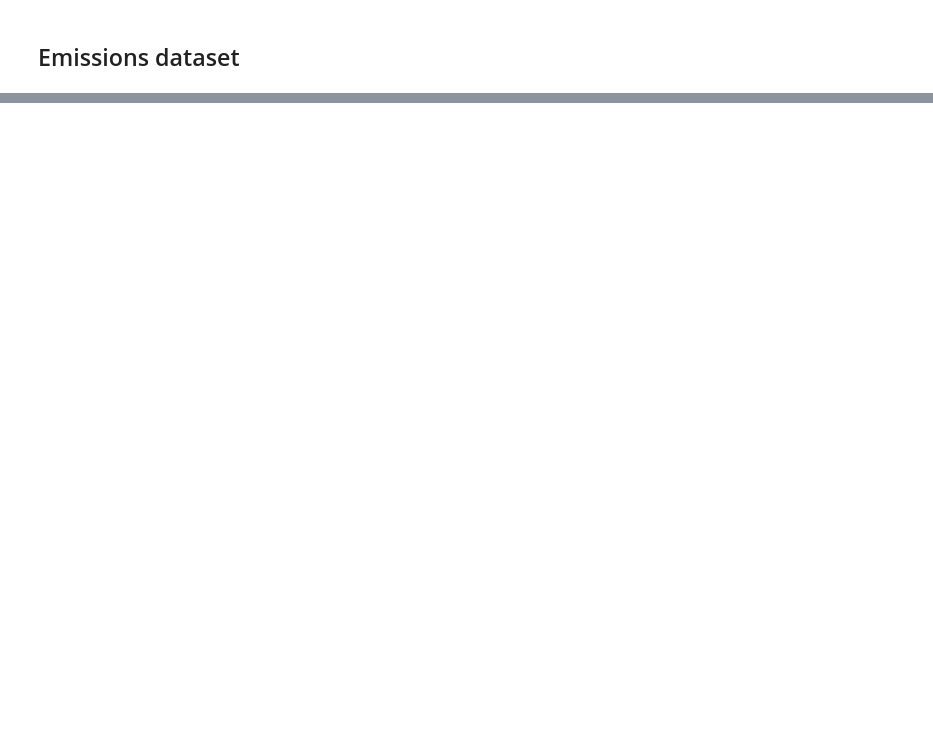
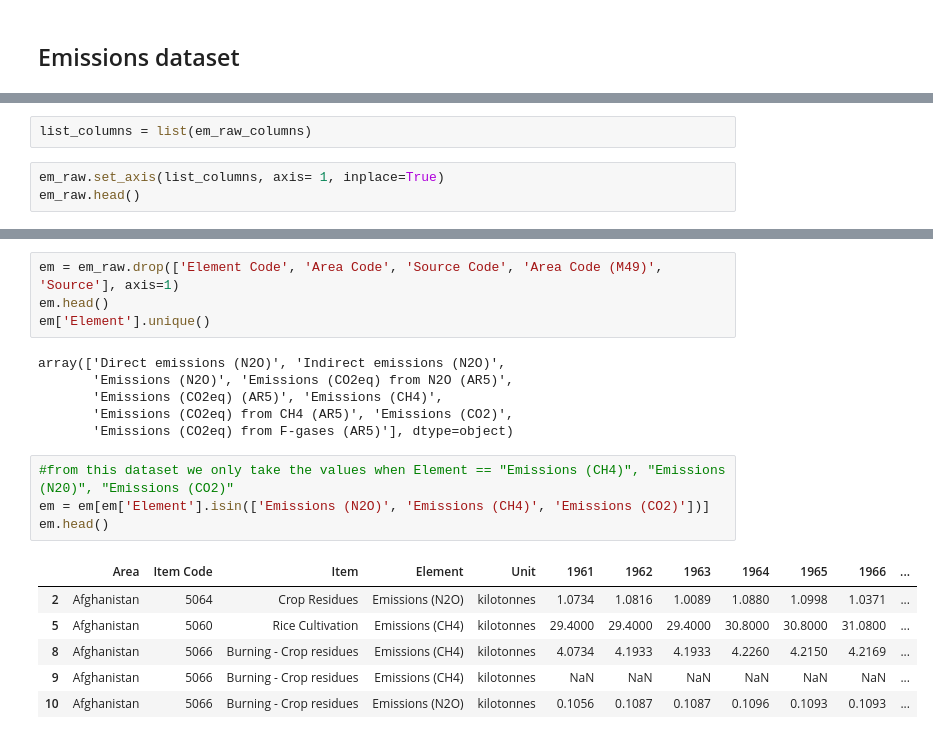
Before and after one commit to AdriPerse/climate-change, a Jupyter notebook: notebooks/Raquel.ipynb, the cells around one changed output, grey strips where cells are left out. Cells and saved outputs as stored; diff of their text form; blank space fills up the shorter version.

```diff
--- a/notebooks/Raquel.ipynb
+++ b/notebooks/Raquel.ipynb
@@ -151,0 +220,5 @@ for col in df_raw.columns:
+# %%
+list_columns = list(em_raw_columns)
+# %%
+em_raw.set_axis(list_columns, axis= 1, inplace=True)
+em_raw.head()
@@ -151,0 +232,21 @@ for col in df_raw.columns:
+# %%
+em = em_raw.drop(['Element Code', 'Area Code', 'Source Code', 'Area Code (M49)', 'Source'], axis=1)
+em.head()
+em['Element'].unique()
+# %% [output]
+array(['Direct emissions (N2O)', 'Indirect emissions (N2O)',
+       'Emissions (N2O)', 'Emissions (CO2eq) from N2O (AR5)',
+       'Emissions (CO2eq) (AR5)', 'Emissions (CH4)',
+       'Emissions (CO2eq) from CH4 (AR5)', 'Emissions (CO2)',
+       'Emissions (CO2eq) from F-gases (AR5)'], dtype=object)
+# %%
+#from this dataset we only take the values when Element == "Emissions (CH4)", "Emissions (N20)", "Emissions (CO2)"
+em = em[em['Element'].isin(['Emissions (N2O)', 'Emissions (CH4)', 'Emissions (CO2)'])]
+em.head()
+# %% [output]
+|  | Area | Item Code | Item | Element | Unit | 1961 | 1962 | 1963 | 1964 | 1965 | 1966 | ... |
+| 2 | Afghanistan | 5064 | Crop Residues | Emissions (N2O) | kilotonnes | 1.0734 | 1.0816 | 1.0089 | 1.0880 | 1.0998 | 1.0371 | ... |
+| 5 | Afghanistan | 5060 | Rice Cultivation | Emissions (CH4) | kilotonnes | 29.4000 | 29.4000 | 29.4000 | 30.8000 | 30.8000 | 31.0800 | ... |
+| 8 | Afghanistan | 5066 | Burning - Crop residues | Emissions (CH4) | kilotonnes | 4.0734 | 4.1933 | 4.1933 | 4.2260 | 4.2150 | 4.2169 | ... |
+| 9 | Afghanistan | 5066 | Burning - Crop residues | Emissions (CH4) | kilotonnes | NaN | NaN | NaN | NaN | NaN | NaN | ... |
+| 10 | Afghanistan | 5066 | Burning - Crop residues | Emissions (N2O) | kilotonnes | 0.1056 | 0.1087 | 0.1087 | 0.1096 | 0.1093 | 0.1093 | ... |
```
Also changed, not shown: parts of 13 cells of this notebook.
